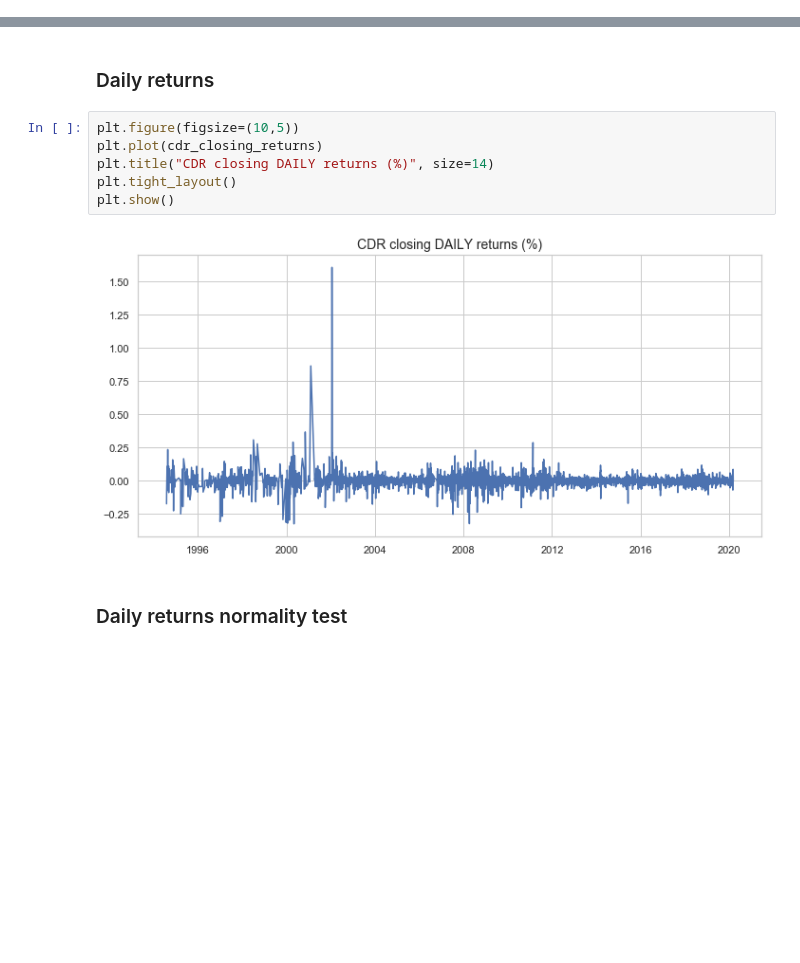
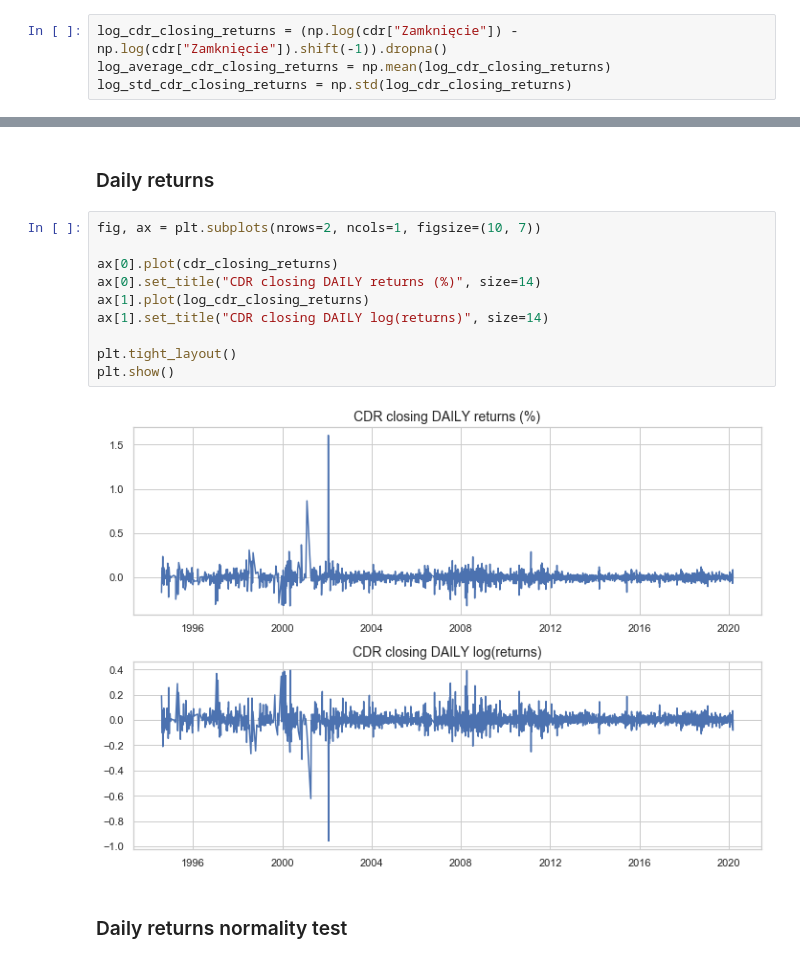
Before and after one commit to JetBlack101/Monte-Carlo-simulations, a Jupyter notebook: CD Projekt stock Monte Carlo simulation.ipynb, the cells around one changed output, grey strips where cells are left out. Cells and saved outputs as stored; diff of their text form; blank space fills up the shorter version.

```diff
--- a/CD Projekt stock Monte Carlo simulation.ipynb
+++ b/CD Projekt stock Monte Carlo simulation.ipynb
@@ -55,5 +55,9 @@ Standard deviation of closing returns: 0.04785141655942809
 ----------------------------------------------------------------------------------------------------
 Annualized average closing return: 0.12217855548103884
 Annualized standard deviation of closing returns: 0.7596176885904283
+# %%
+log_cdr_closing_returns = (np.log(cdr["Zamknięcie"]) - np.log(cdr["Zamknięcie"]).shift(-1)).dropna()
+log_average_cdr_closing_returns = np.mean(log_cdr_closing_returns)
+log_std_cdr_closing_returns = np.std(log_cdr_closing_returns)
 # %% [markdown]
 ### Kurtosis, Skewness
@@ -66,13 +76,17 @@ Skewness: 8.379693825200768
 # %% [markdown]
 ### Daily returns
 # %%
-plt.figure(figsize=(10,5))
-plt.plot(cdr_closing_returns)
-plt.title("CDR closing DAILY returns (%)", size=14)
+fig, ax = plt.subplots(nrows=2, ncols=1, figsize=(10, 7))
+
+ax[0].plot(cdr_closing_returns)
+ax[0].set_title("CDR closing DAILY returns (%)", size=14)
+ax[1].plot(log_cdr_closing_returns)
+ax[1].set_title("CDR closing DAILY log(returns)", size=14)
+
 plt.tight_layout()
 plt.show()
 # %% [output]
-[figure, old version]
+[figure, new version]
 # %% [markdown]
 ### Daily returns normality test
 # %%
```
Also changed, not shown: parts of 4 cells of this notebook.
